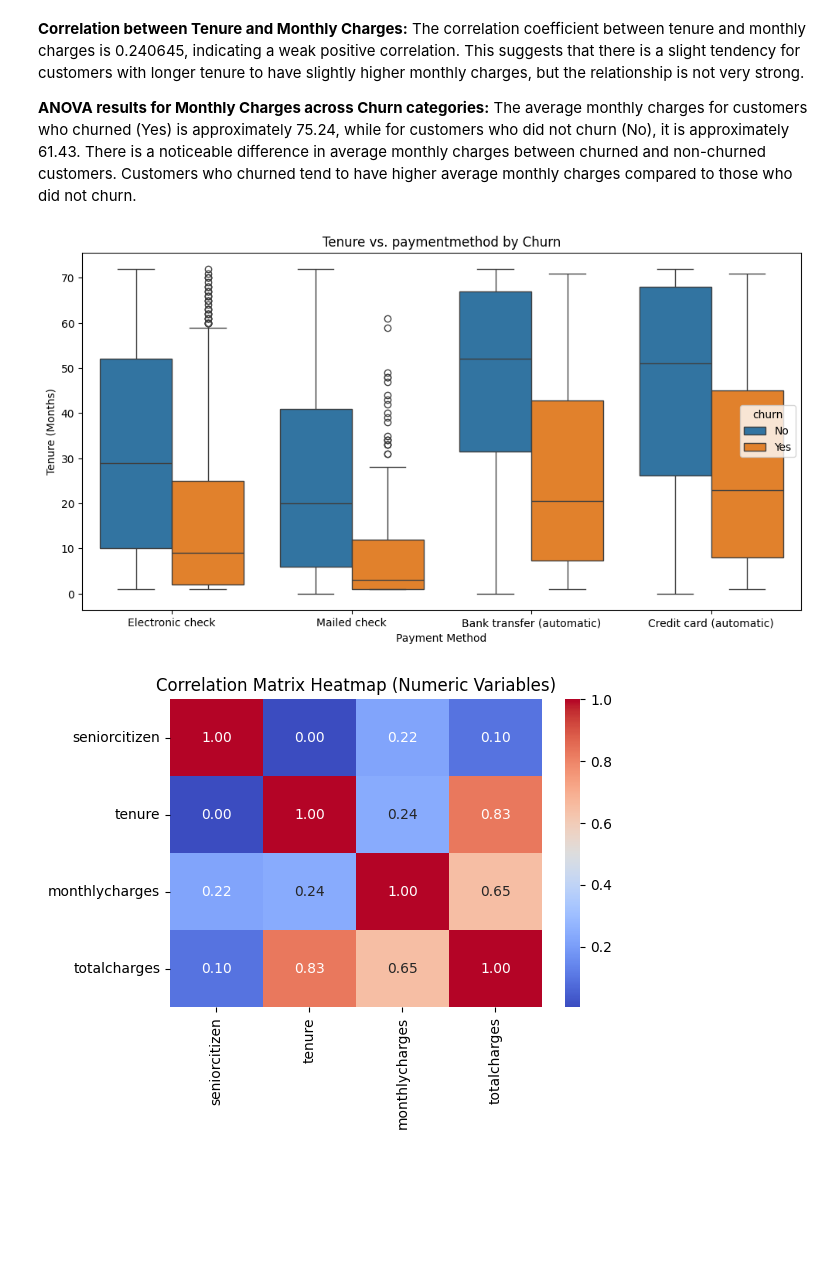
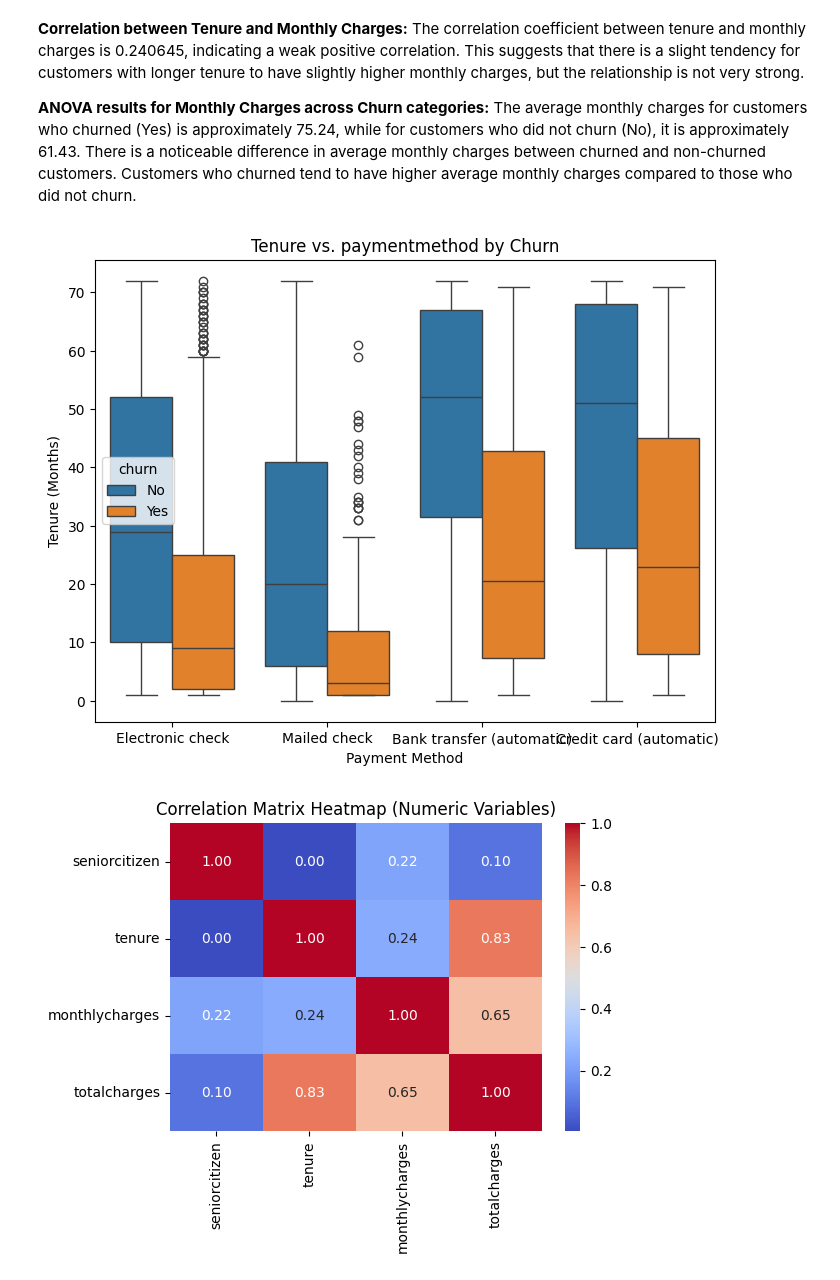
Before and after one commit to heldana30/Customer_Churn_Prediction, a Jupyter notebook: customer_churn_prediction.ipynb, the cells around one changed output. Cells and saved outputs as stored; diff of their text form; code cells hidden in the pictures; blank space fills up the shorter version.

```diff
--- a/customer_churn_prediction.ipynb
+++ b/customer_churn_prediction.ipynb
@@ -674,15 +692,15 @@ There is a noticeable difference in average monthly charges between churned and
 Customers who churned tend to have higher average monthly charges compared to those who did not churn.
 # %%
 # Box plot of Tenure vs. MonthlyCharges vs churn
-plt.figure(figsize=(12, 6))
+plt.figure(figsize=(8, 6))
 sns.boxplot(data=train_df, x='paymentmethod', y='tenure', hue='churn')
 plt.title('Tenure vs. paymentmethod by Churn')
 plt.xlabel('Payment Method')
 plt.ylabel('Tenure (Months)')
 plt.legend(title='churn')
 plt.show()
 # %% [output]
-[figure, old version]
+[figure, new version]
 # %%
 # Separate numeric and categorical columns
 numeric_columns = train_df.select_dtypes(include=['number']).columns
```
Also changed, not shown: parts of 17 cells of this notebook.
